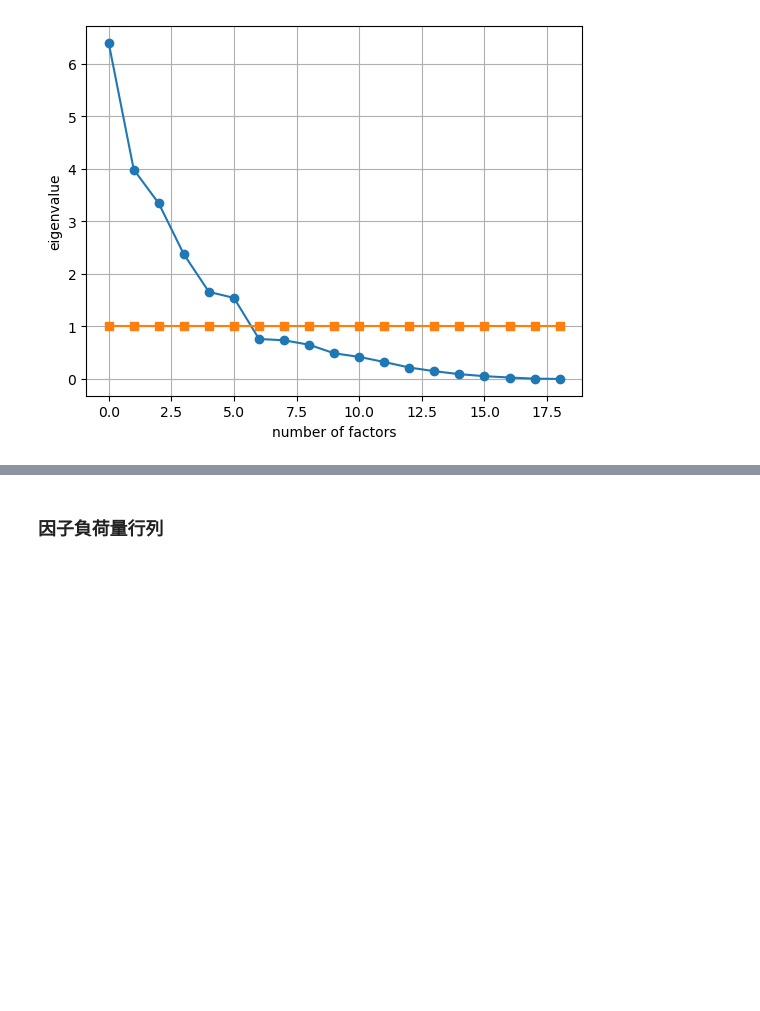
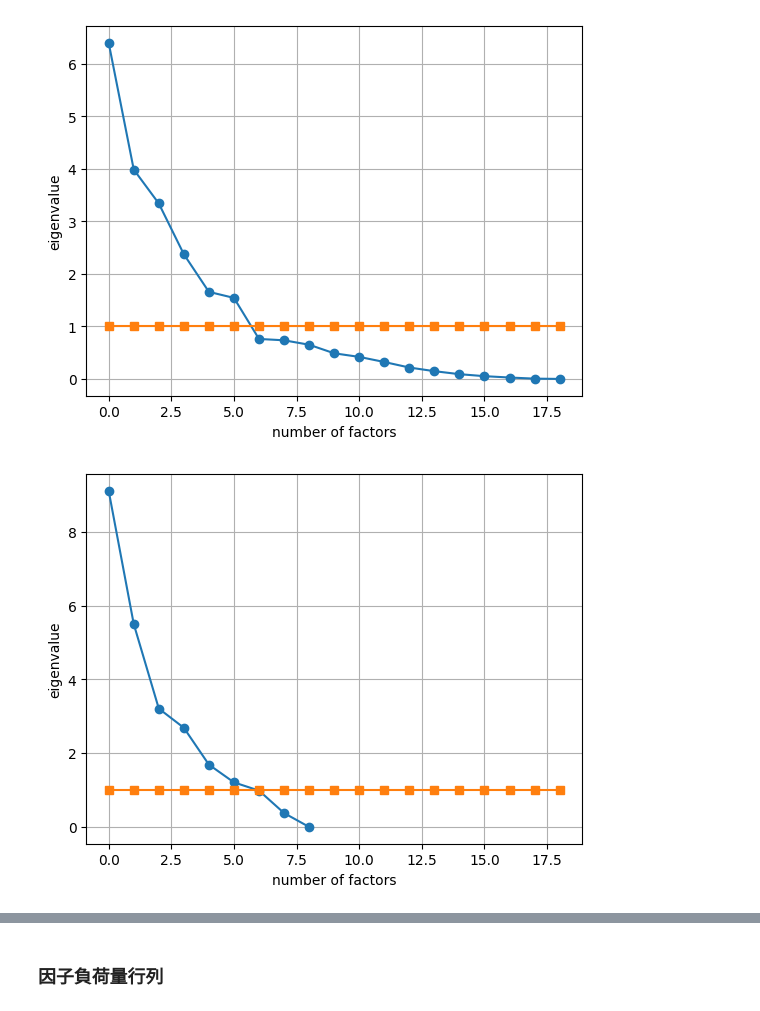
Before and after one commit to hayaponpoco/CommU_cafe, a Jupyter notebook: analysis/analysis.ipynb, the cells around one changed output, grey strips where cells are left out. Saved outputs shown, nothing was run; the diff lists cells and outputs as text; code cells hidden in the pictures; blank space fills up the shorter version.

Commit message:
[add]devide by the staff factor in FA

```diff
--- a/analysis/analysis.ipynb
+++ b/analysis/analysis.ipynb
@@ -10,6 +11,11 @@ import matplotlib.pyplot as plt
 original = pd.read_csv("data.csv", header=0)
 # %%
 fa_data = original.iloc[:, 2:24]
+human = original[original["店員"] == "人"]
+fa_data_human = human.iloc[:, 2:24]
+robot = original[original["店員"] == "ロボット"]
+fa_data_robot = robot.iloc[:, 2:24]
+
 aov_data = original.iloc[:, 24:]
 # %% [markdown]
 ## 因子分析
@@ -63,5 +135,12 @@ sc.fit(fa_data)
 
 z = sc.transform(fa_data)
 
-print(z)
-print(z.shape)
+sc = StandardScaler()
+sc.fit(fa_data_human)
+
+z_human = sc.transform(fa_data_human)
+
+sc = StandardScaler()
+sc.fit(fa_data_robot)
+
+z_robot = sc.transform(fa_data_robot)
@@ -92,3 +153,6 @@ pca = PCA()
 pca.fit(z)
 # %% [output]
 PCA()
+# %%
+pca_human = PCA()
+pca_human.fit(z_human)
@@ -109,3 +180,18 @@ plt.grid()
 plt.show()
 # %% [output]
 [figure]
+# %%
+ev = pca_human.explained_variance_
+
+ev_1 = np.ones(19)
+
+plt.plot(ev, 'o-')
+plt.plot(ev_1, 's-')
+
+plt.xlabel("number of factors")
+plt.ylabel("eigenvalue")
+
+plt.grid()
+plt.show()
+# %% [output]
+[figure, added]
```
Also changed, not shown: parts of 17 cells of this notebook.
